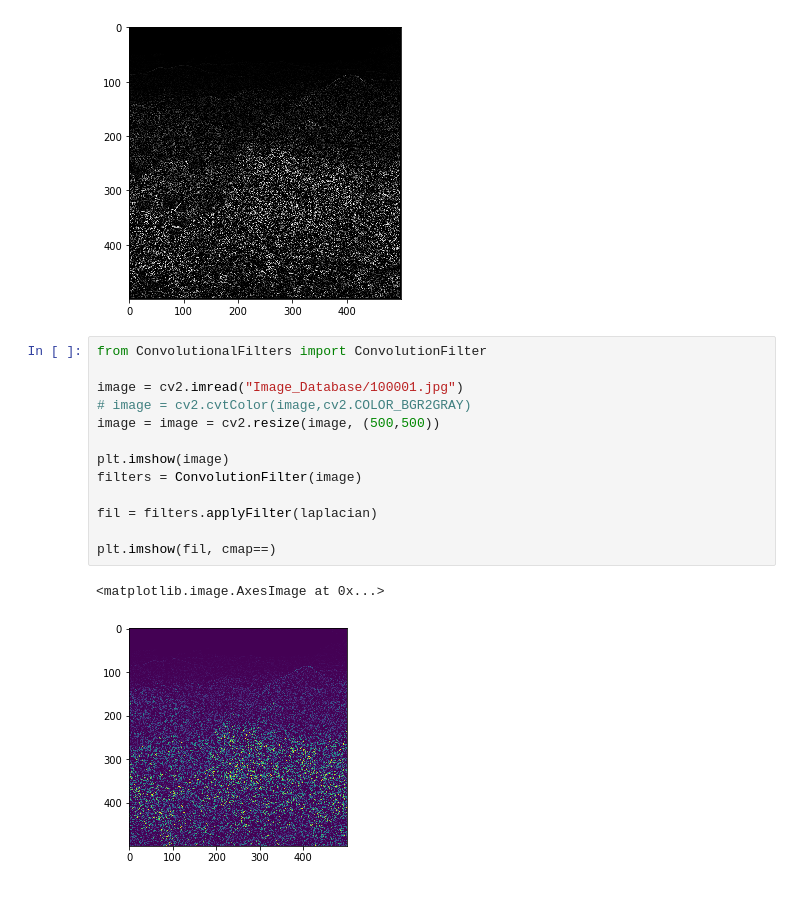
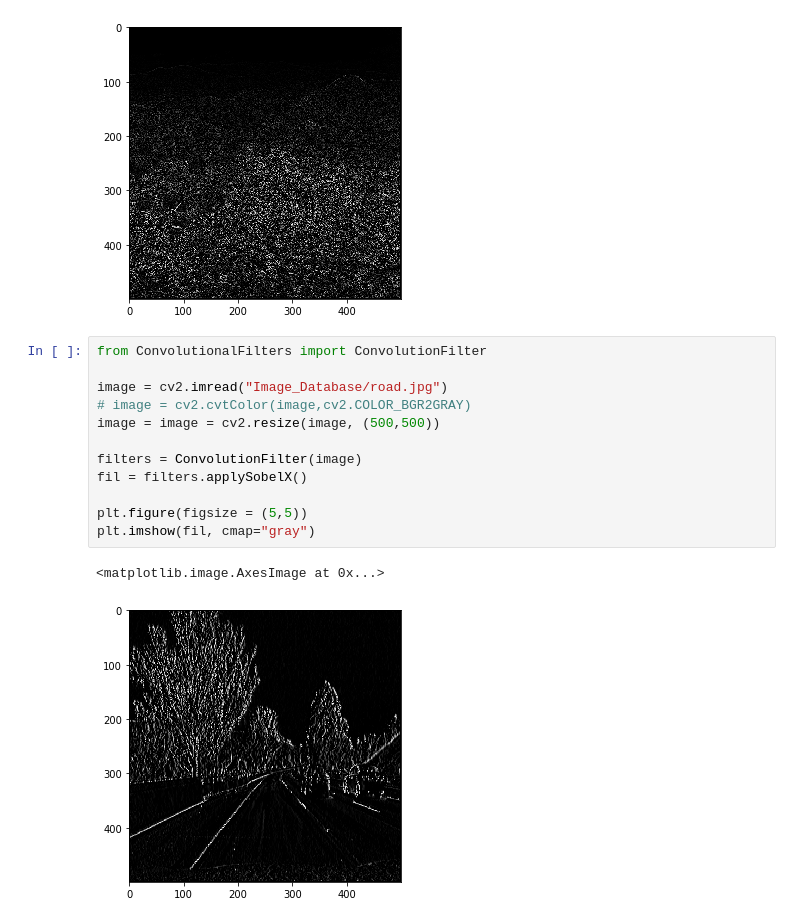
Before and after one commit to Defcon27/Image-Search-using-Parallel-Computing, a Jupyter notebook: Filters.ipynb, the cells around one changed output. Saved outputs shown, nothing was run; the diff lists cells and outputs as text.

Commit message:
added SobelX filter

```diff
--- a/Filters.ipynb
+++ b/Filters.ipynb
@@ -120,16 +120,15 @@ Time : 1.8083124999999995
 # %%
 from ConvolutionalFilters import ConvolutionFilter
 
-image = cv2.imread("Image_Database/100001.jpg")
+image = cv2.imread("Image_Database/road.jpg")
 # image = cv2.cvtColor(image,cv2.COLOR_BGR2GRAY)
 image = image = cv2.resize(image, (500,500))
 
-plt.imshow(image)
 filters = ConvolutionFilter(image)
+fil = filters.applySobelX()
 
-fil = filters.applyFilter(laplacian)
-
-plt.imshow(fil, cmap==)
+plt.figure(figsize = (5,5))
+plt.imshow(fil, cmap="gray")
 # %% [output]
 <matplotlib.image.AxesImage at 0x...>
-[figure, old version]
+[figure, new version]
```
Also changed, not shown: parts of 1 cell of this notebook, 1 other file.
